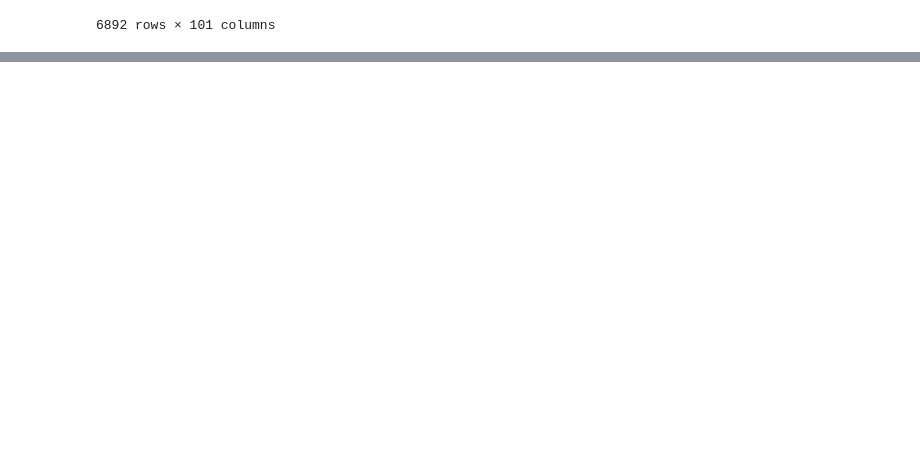
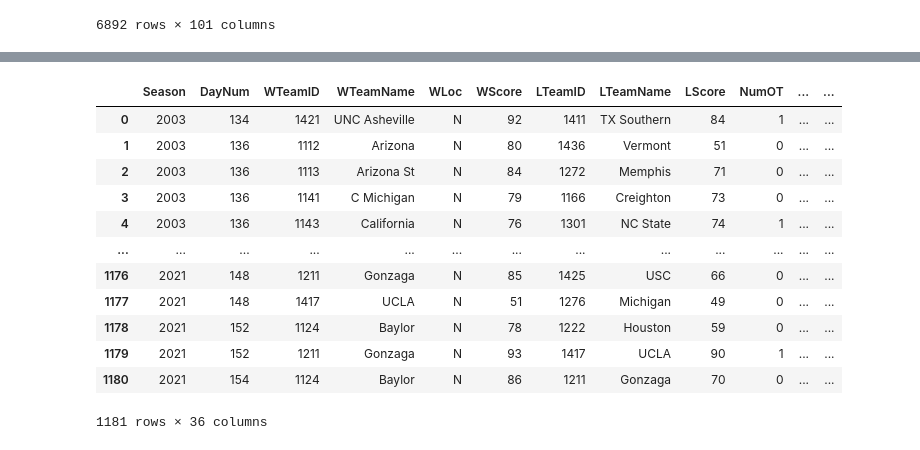
Before and after one commit to aruther11/march_madness_comp, a Jupyter notebook: exploration/eda_detailed.ipynb, the cells around one changed output, grey strips where cells are left out. Drawn from its saved outputs; the diff is of its cells as text; code cells hidden in the pictures; blank space fills up the shorter version.

```diff
--- a/exploration/eda_detailed.ipynb
+++ b/exploration/eda_detailed.ipynb
@@ -249,0 +271,3 @@ results_by_team_df[(results_by_team_df['TeamName'] == 'Cincinnati')]
+# %%
+add_home_team_tourney_df = tourney_results_df.merge(teams_df,how = 'left',left_on='WTeamID',right_on='TeamID')
+add_away_team_tourney_df = add_home_team_tourney_df.merge(teams_df,how = 'left',left_on='LTeamID',right_on='TeamID')
@@ -249,0 +280,16 @@ results_by_team_df[(results_by_team_df['TeamName'] == 'Cincinnati')]
+# %%
+clean_results_tourney_df
+# %% [output]
+|  | Season | DayNum | WTeamID | WTeamName | WLoc | WScore | LTeamID | LTeamName | LScore | NumOT | ... | ... |
+| 0 | 2003 | 134 | 1421 | UNC Asheville | N | 92 | 1411 | TX Southern | 84 | 1 | ... | ... |
+| 1 | 2003 | 136 | 1112 | Arizona | N | 80 | 1436 | Vermont | 51 | 0 | ... | ... |
+| 2 | 2003 | 136 | 1113 | Arizona St | N | 84 | 1272 | Memphis | 71 | 0 | ... | ... |
+| 3 | 2003 | 136 | 1141 | C Michigan | N | 79 | 1166 | Creighton | 73 | 0 | ... | ... |
+| 4 | 2003 | 136 | 1143 | California | N | 76 | 1301 | NC State | 74 | 1 | ... | ... |
+| ... | ... | ... | ... | ... | ... | ... | ... | ... | ... | ... | ... | ... |
+| 1176 | 2021 | 148 | 1211 | Gonzaga | N | 85 | 1425 | USC | 66 | 0 | ... | ... |
+| 1177 | 2021 | 148 | 1417 | UCLA | N | 51 | 1276 | Michigan | 49 | 0 | ... | ... |
+| 1178 | 2021 | 152 | 1124 | Baylor | N | 78 | 1222 | Houston | 59 | 0 | ... | ... |
+| 1179 | 2021 | 152 | 1211 | Gonzaga | N | 93 | 1417 | UCLA | 90 | 1 | ... | ... |
+| 1180 | 2021 | 154 | 1124 | Baylor | N | 86 | 1211 | Gonzaga | 70 | 0 | ... | ... |
+1181 rows × 36 columns
```
Also changed, not shown: parts of 24 cells of this notebook.
